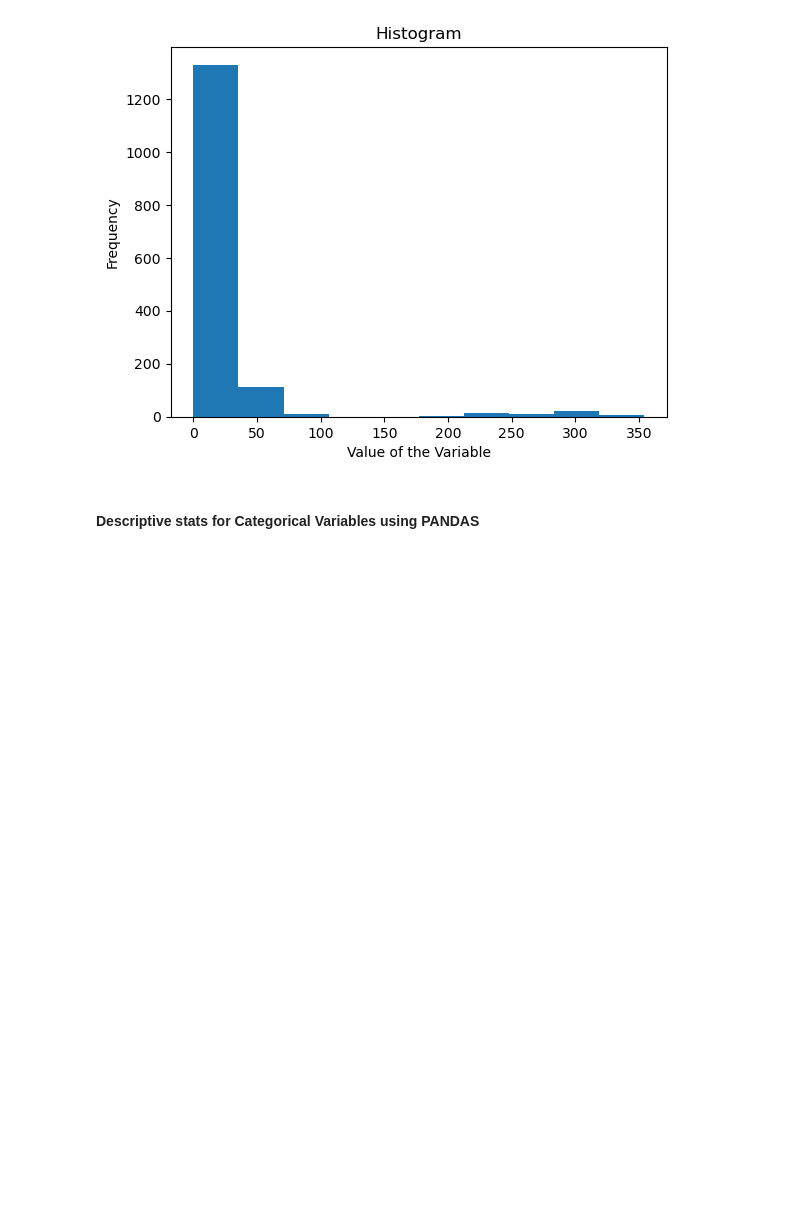
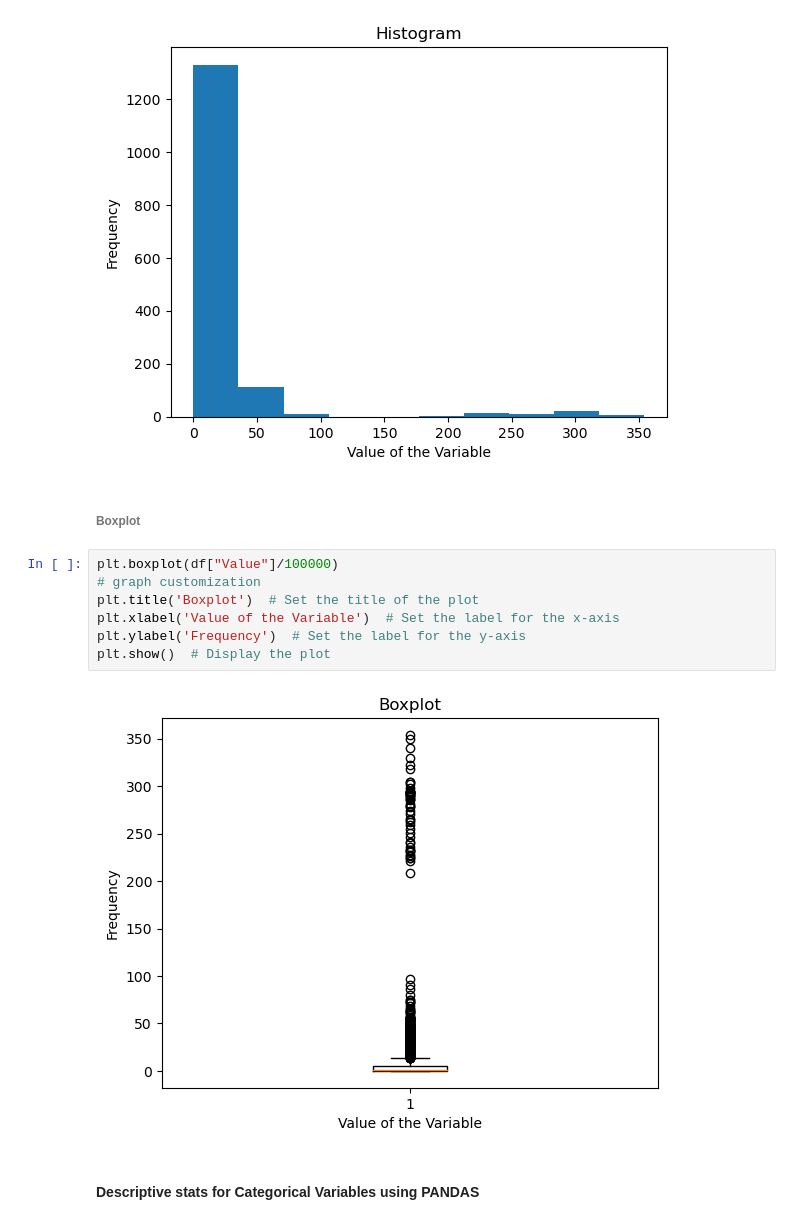
Before and after one commit to tharoun/Statistics_With_Python, a Jupyter notebook: Descriptive_Statistics.ipynb, the cells around one changed output. Drawn from its saved outputs; the diff is of its cells as text; blank space fills up the shorter version.

```diff
--- a/Descriptive_Statistics.ipynb
+++ b/Descriptive_Statistics.ipynb
@@ -53,6 +53,17 @@ plt.ylabel('Frequency')  # Set the label for the y-axis
 plt.show()  # Display the plot
 # %% [output]
 [figure]
+# %% [markdown]
+###### Boxplot
+# %%
+plt.boxplot(df["Value"]/100000)
+# graph customization
+plt.title('Boxplot')  # Set the title of the plot
+plt.xlabel('Value of the Variable')  # Set the label for the x-axis
+plt.ylabel('Frequency')  # Set the label for the y-axis
+plt.show()  # Display the plot
+# %% [output]
+[figure, added]
 # %% [markdown]
 #### Descriptive stats for Categorical Variables using PANDAS
 # %% [markdown]
```
